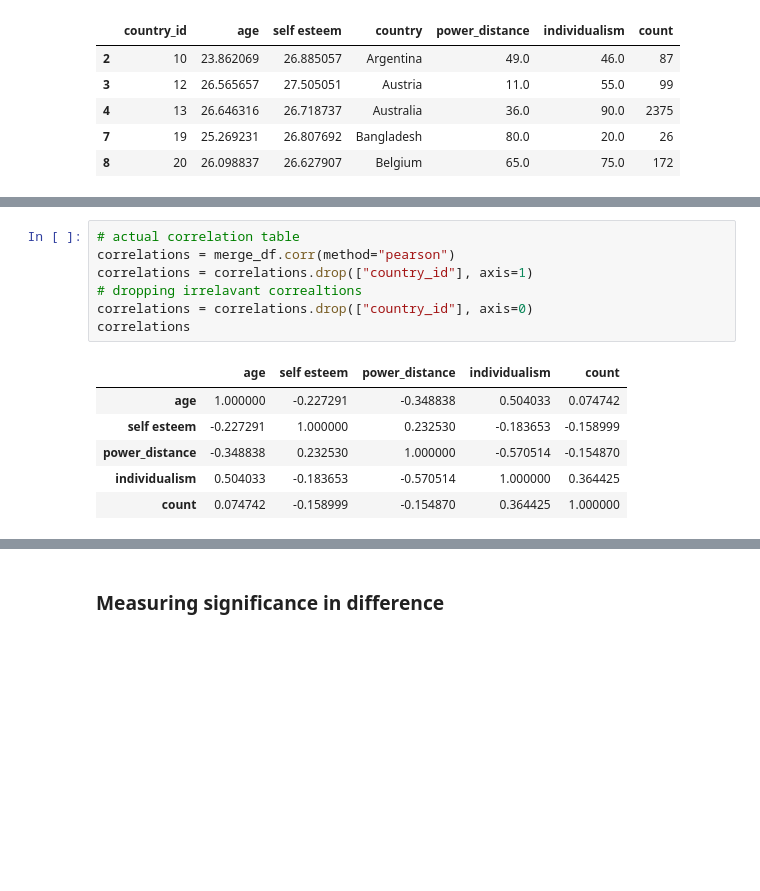
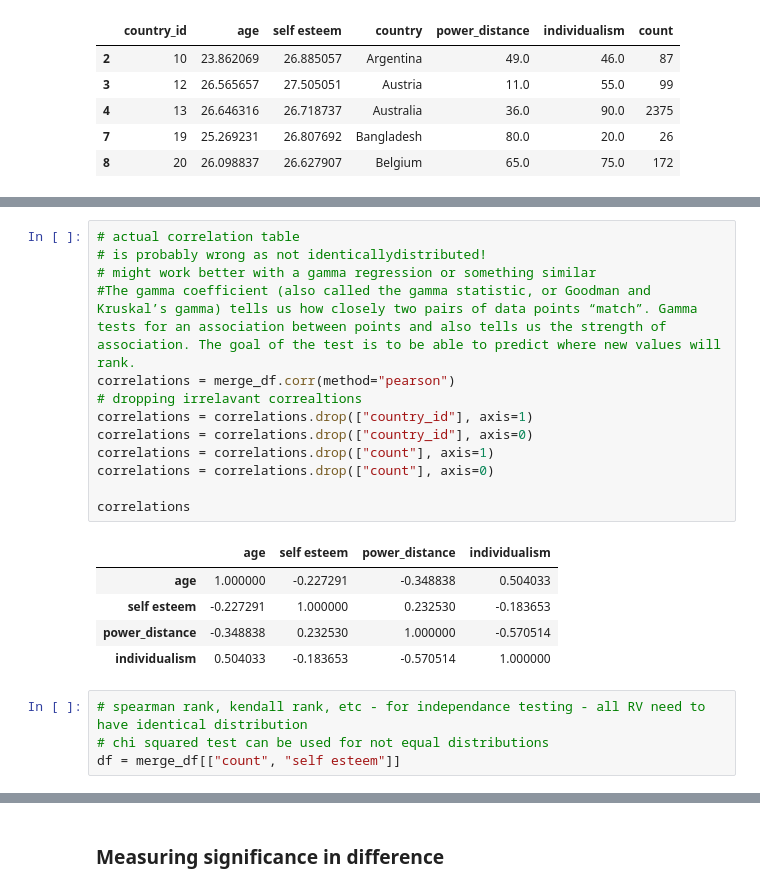
Before and after one commit to FHnt97/Project-Week-5-Your-Own-Project, a Jupyter notebook: your-project/03-Analysis.ipynb, the cells around one changed output, grey strips where cells are left out. Saved outputs shown, nothing was run; the diff lists cells and outputs as text; blank space fills up the shorter version.

```diff
--- a/your-project/03-Analysis.ipynb
+++ b/your-project/03-Analysis.ipynb
@@ -166,20 +230,29 @@ fig.update_traces(marker=dict(size=12, line=dict(width=2, color="blue")))
 fig.show()
 # %% [output]
 [interactive output not drawn]
-# %%
-# actual correlation table
-correlations = merge_df.corr(method="pearson")
-correlations = correlations.drop(["country_id"], axis=1)
-# dropping irrelavant correaltions
-correlations = correlations.drop(["country_id"], axis=0)
-correlations
-# %% [output]
-|  | age | self esteem | power_distance | individualism | count |
-| age | 1.000000 | -0.227291 | -0.348838 | 0.504033 | 0.074742 |
-| self esteem | -0.227291 | 1.000000 | 0.232530 | -0.183653 | -0.158999 |
-| power_distance | -0.348838 | 0.232530 | 1.000000 | -0.570514 | -0.154870 |
-| individualism | 0.504033 | -0.183653 | -0.570514 | 1.000000 | 0.364425 |
-| count | 0.074742 | -0.158999 | -0.154870 | 0.364425 | 1.000000 |
+# %%
+# actual correlation table
+# is probably wrong as not identicallydistributed!
+# might work better with a gamma regression or something similar
+#The gamma coefficient (also called the gamma statistic, or Goodman and Kruskal’s gamma) tells us how closely two pairs of data points “match”. Gamma tests for an association between points and also tells us the strength of association. The goal of the test is to be able to predict where new values will rank.
+correlations = merge_df.corr(method="pearson")
+# dropping irrelavant correaltions
+correlations = correlations.drop(["country_id"], axis=1)
+correlations = correlations.drop(["country_id"], axis=0)
+correlations = correlations.drop(["count"], axis=1)
+correlations = correlations.drop(["count"], axis=0)
+
+correlations
+# %% [output]
+|  | age | self esteem | power_distance | individualism |
+| age | 1.000000 | -0.227291 | -0.348838 | 0.504033 |
+| self esteem | -0.227291 | 1.000000 | 0.232530 | -0.183653 |
+| power_distance | -0.348838 | 0.232530 | 1.000000 | -0.570514 |
+| individualism | 0.504033 | -0.183653 | -0.570514 | 1.000000 |
+# %%
+# spearman rank, kendall rank, etc - for independance testing - all RV need to have identical distribution
+# chi squared test can be used for not equal distributions
+df = merge_df[["count", "self esteem"]]
 # %%
 # correlation of overall score to cultural indicators
 mask = np.zeros_like(correlations)
```
Also changed, not shown: parts of 31 cells of this notebook.
